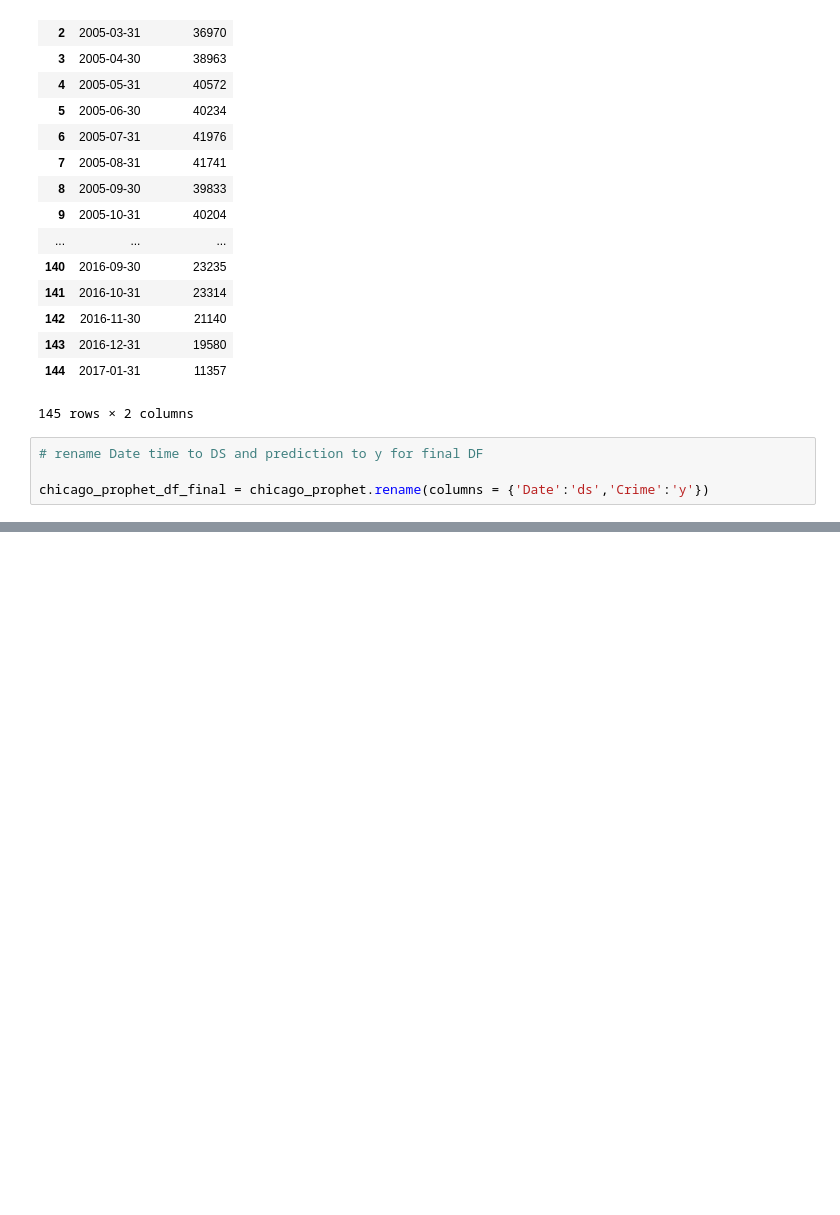
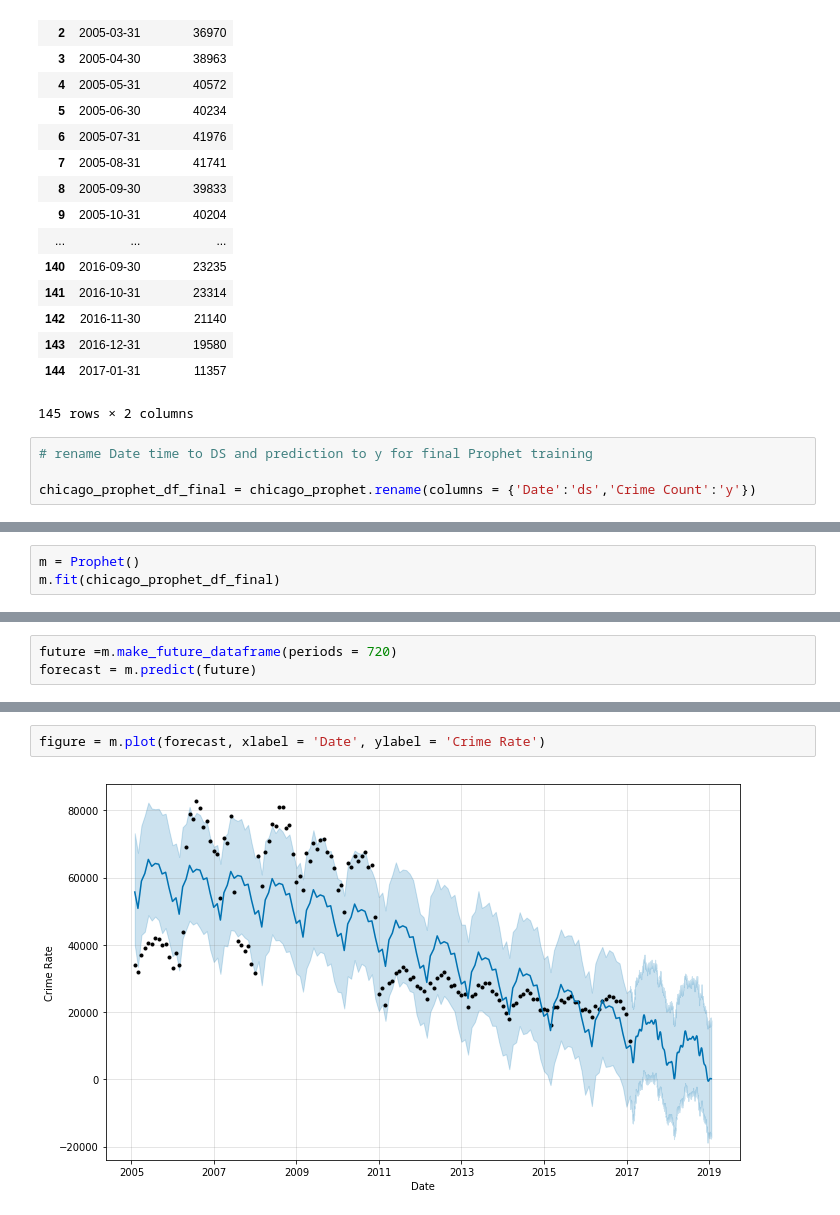
Before and after one commit to sagecodes/chicago-crime-prediction-fbprophet, a Jupyter notebook: chicago-crime-prediction-fbprophet.ipynb, the cells around one changed output, grey strips where cells are left out. Cells and saved outputs as stored; diff of their text form; blank space fills up the shorter version.

Commit message:
Perfrom inital forecast

```diff
--- a/chicago-crime-prediction-fbprophet.ipynb
+++ b/chicago-crime-prediction-fbprophet.ipynb
@@ -287,6 +287,6 @@ chicago_prophet
 | 144 | 2017-01-31 | 11357 |
 145 rows × 2 columns
 # %%
-# rename Date time to DS and prediction to y for final DF
+# rename Date time to DS and prediction to y for final Prophet training
 
-chicago_prophet_df_final = chicago_prophet.rename(columns = {'Date':'ds','Crime':'y'})
+chicago_prophet_df_final = chicago_prophet.rename(columns = {'Date':'ds','Crime Count':'y'})
@@ -292,0 +314,3 @@ chicago_prophet_df_final = chicago_prophet.rename(columns = {'Date':'ds','Crime'
+# %%
+m = Prophet()
+m.fit(chicago_prophet_df_final)
@@ -292,0 +321,3 @@ chicago_prophet_df_final = chicago_prophet.rename(columns = {'Date':'ds','Crime'
+# %%
+future =m.make_future_dataframe(periods = 720)
+forecast = m.predict(future)
@@ -292,0 +345,4 @@ chicago_prophet_df_final = chicago_prophet.rename(columns = {'Date':'ds','Crime'
+# %%
+figure = m.plot(forecast, xlabel = 'Date', ylabel = 'Crime Rate')
+# %% [output]
+[figure, added]
```
Also changed, not shown: parts of 4 cells of this notebook.
